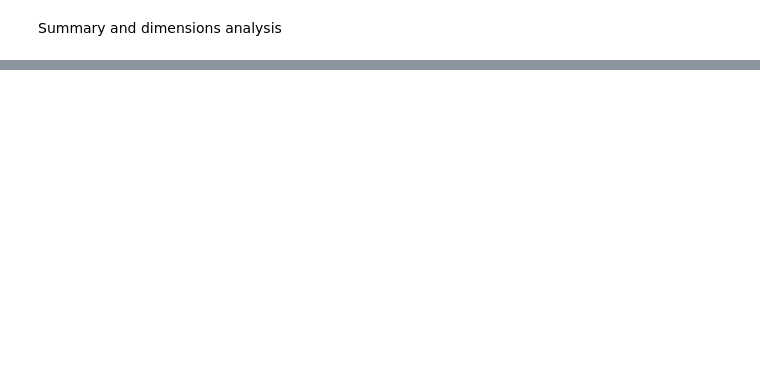
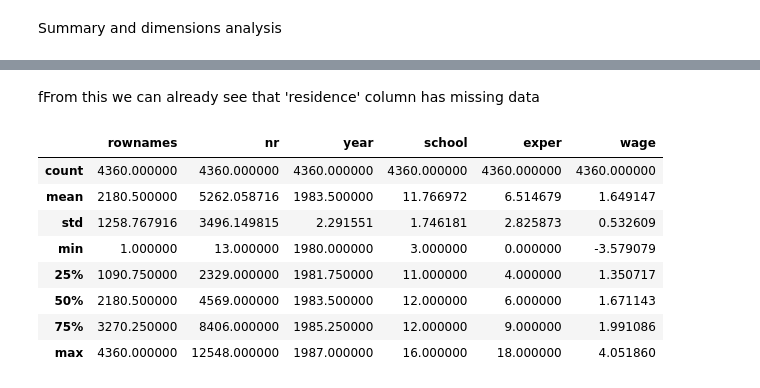
Before and after one commit to levyashvin/exploratory-data-analysis, a Jupyter notebook: males_dataset_analysis.ipynb, the cells around one changed output, grey strips where cells are left out. Drawn from its saved outputs; the diff is of its cells as text; code cells hidden in the pictures; blank space fills up the shorter version.

```diff
--- a/males_dataset_analysis.ipynb
+++ b/males_dataset_analysis.ipynb
@@ -34,0 +48,14 @@ Summary and dimensions analysis
+# %% [markdown]
+fFrom this we can already see that 'residence' column has missing data
+# %%
+df.describe()
+# %% [output]
+|  | rownames | nr | year | school | exper | wage |
+| count | 4360.000000 | 4360.000000 | 4360.000000 | 4360.000000 | 4360.000000 | 4360.000000 |
+| mean | 2180.500000 | 5262.058716 | 1983.500000 | 11.766972 | 6.514679 | 1.649147 |
+| std | 1258.767916 | 3496.149815 | 2.291551 | 1.746181 | 2.825873 | 0.532609 |
+| min | 1.000000 | 13.000000 | 1980.000000 | 3.000000 | 0.000000 | -3.579079 |
+| 25% | 1090.750000 | 2329.000000 | 1981.750000 | 11.000000 | 4.000000 | 1.350717 |
+| 50% | 2180.500000 | 4569.000000 | 1983.500000 | 12.000000 | 6.000000 | 1.671143 |
+| 75% | 3270.250000 | 8406.000000 | 1985.250000 | 12.000000 | 9.000000 | 1.991086 |
+| max | 4360.000000 | 12548.000000 | 1987.000000 | 16.000000 | 18.000000 | 4.051860 |
```
Also changed, not shown: parts of 5 cells of this notebook.
